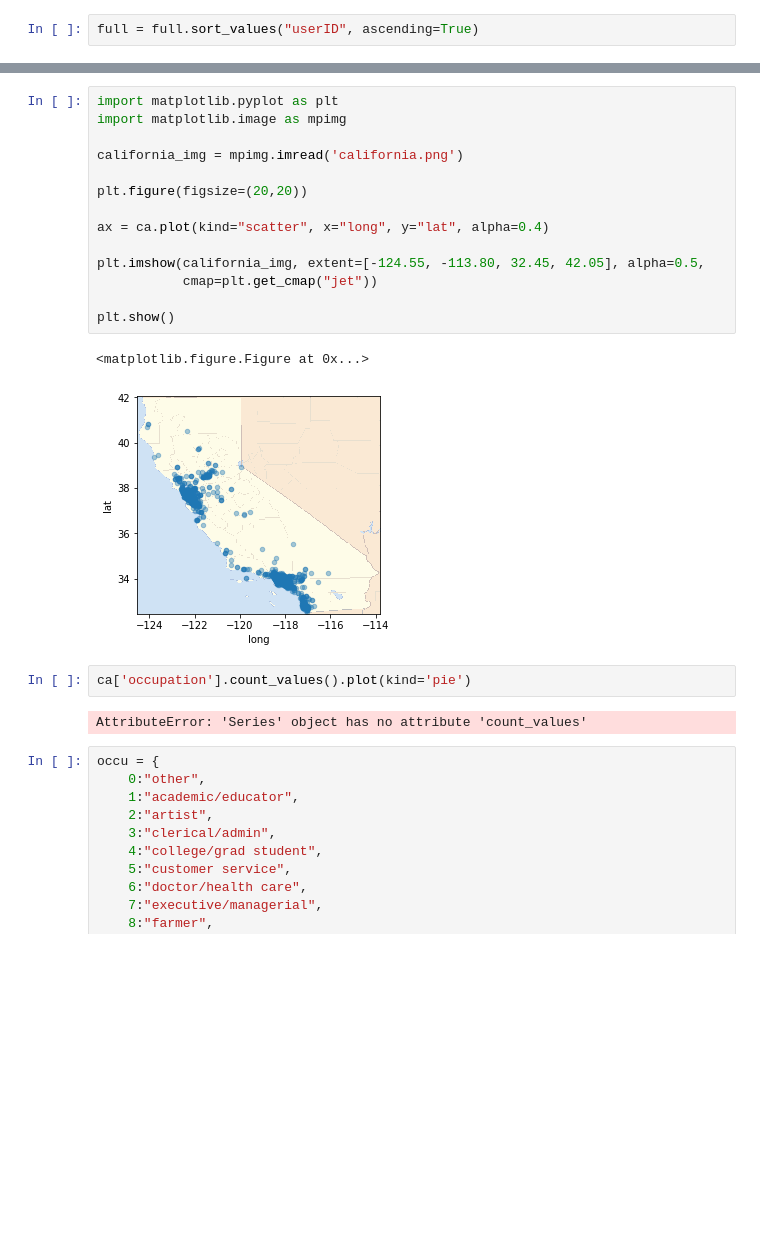
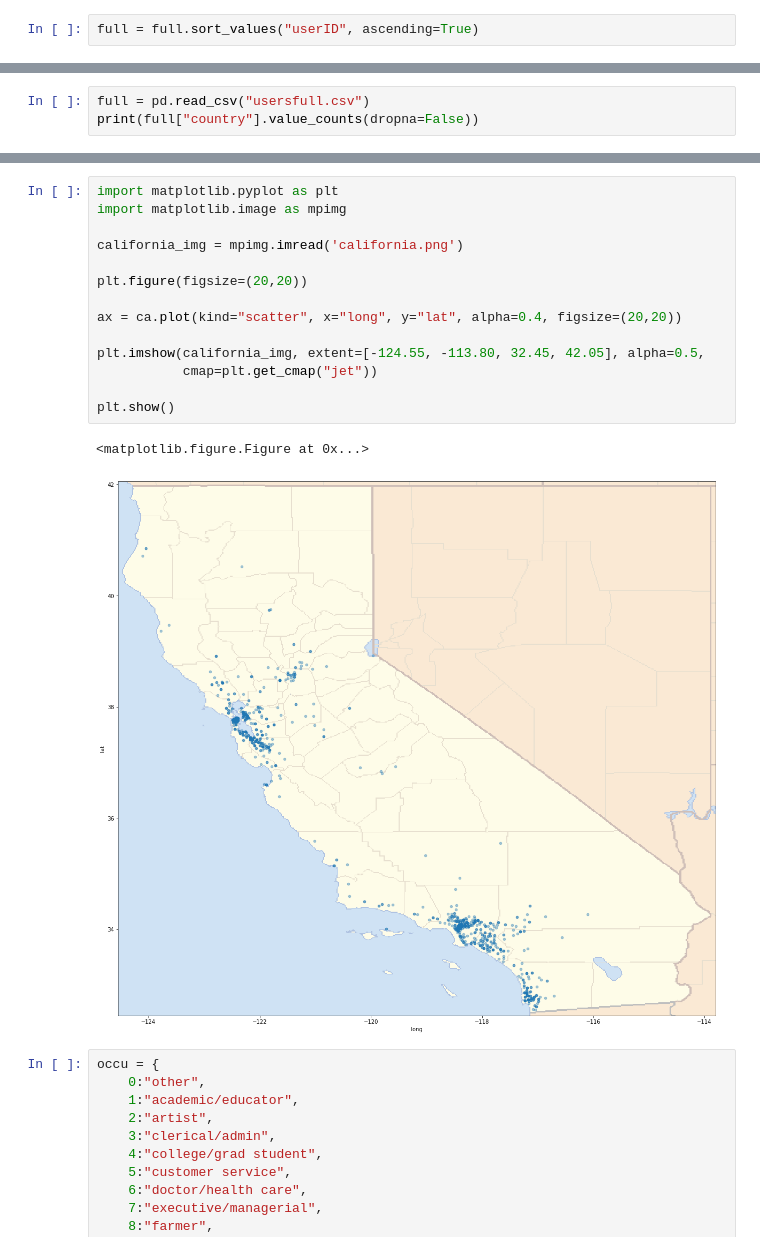
Before and after one commit to nicolagennaro/pussy-project, a Jupyter notebook: Users.ipynb, the cells around one changed output, grey strips where cells are left out. Drawn from its saved outputs; the diff is of its cells as text; blank space fills up the shorter version.

```diff
--- a/Users.ipynb
+++ b/Users.ipynb
@@ -245,0 +286,3 @@ None
+# %%
+full = pd.read_csv("usersfull.csv")
+print(full["country"].value_counts(dropna=False))
@@ -306,24 +345,20 @@ print(ca.loc[rows])
 # %%
 import matplotlib.pyplot as plt
 import matplotlib.image as mpimg
 
 california_img = mpimg.imread('california.png')
 
 plt.figure(figsize=(20,20))
 
-ax = ca.plot(kind="scatter", x="long", y="lat", alpha=0.4)
+ax = ca.plot(kind="scatter", x="long", y="lat", alpha=0.4, figsize=(20,20))
 
 plt.imshow(california_img, extent=[-124.55, -113.80, 32.45, 42.05], alpha=0.5,
            cmap=plt.get_cmap("jet"))
 
 plt.show()
 # %% [output]
 <matplotlib.figure.Figure at 0x...>
-[figure, old version]
+[figure, new version]
-# %%
-ca['occupation'].count_values().plot(kind='pie')
-# %% [output]
-AttributeError: 'Series' object has no attribute 'count_values'
 # %%
 occu = {
     0:"other",
```
Also changed, not shown: parts of 50 cells of this notebook, 2 other files.
